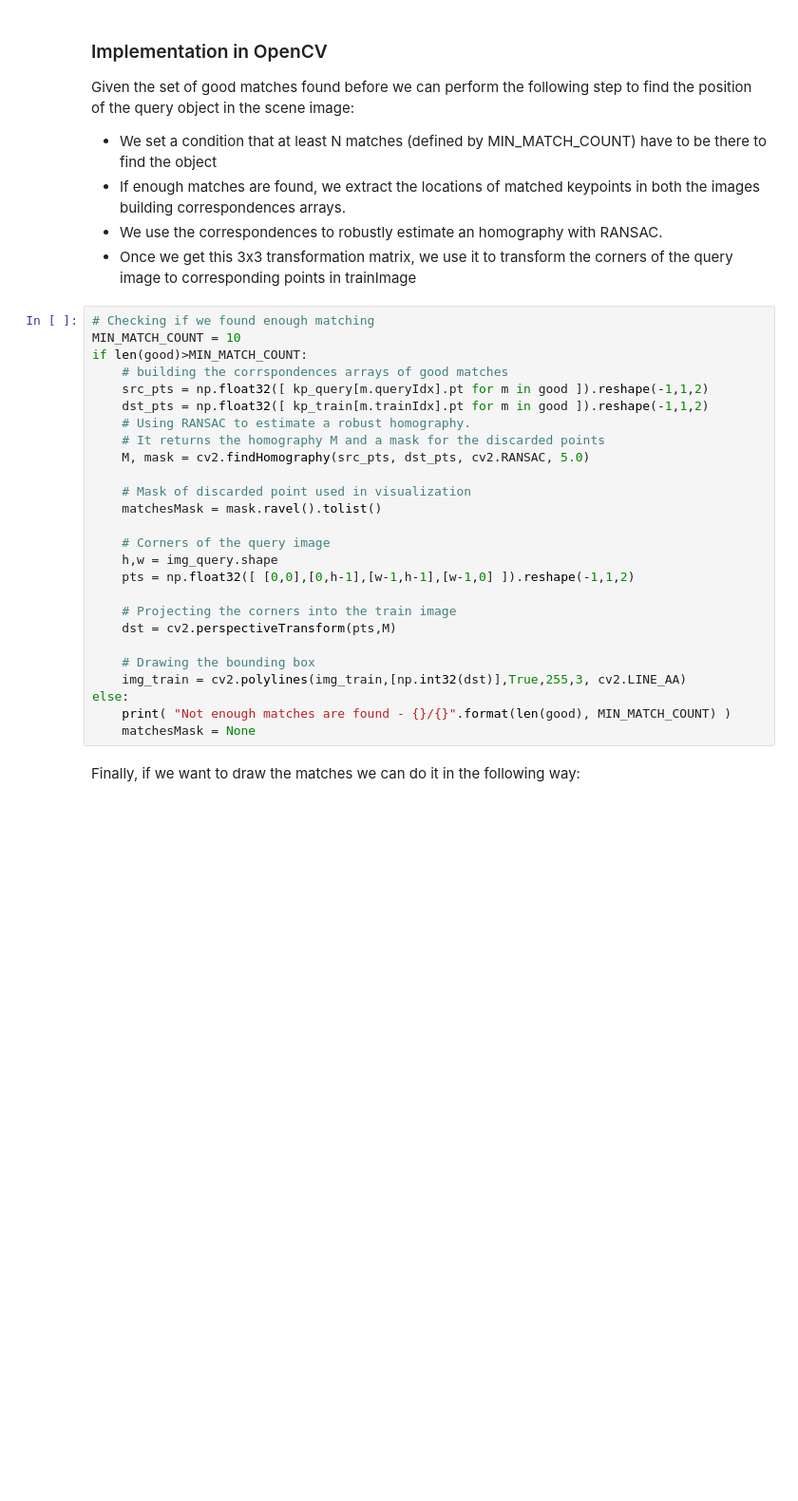
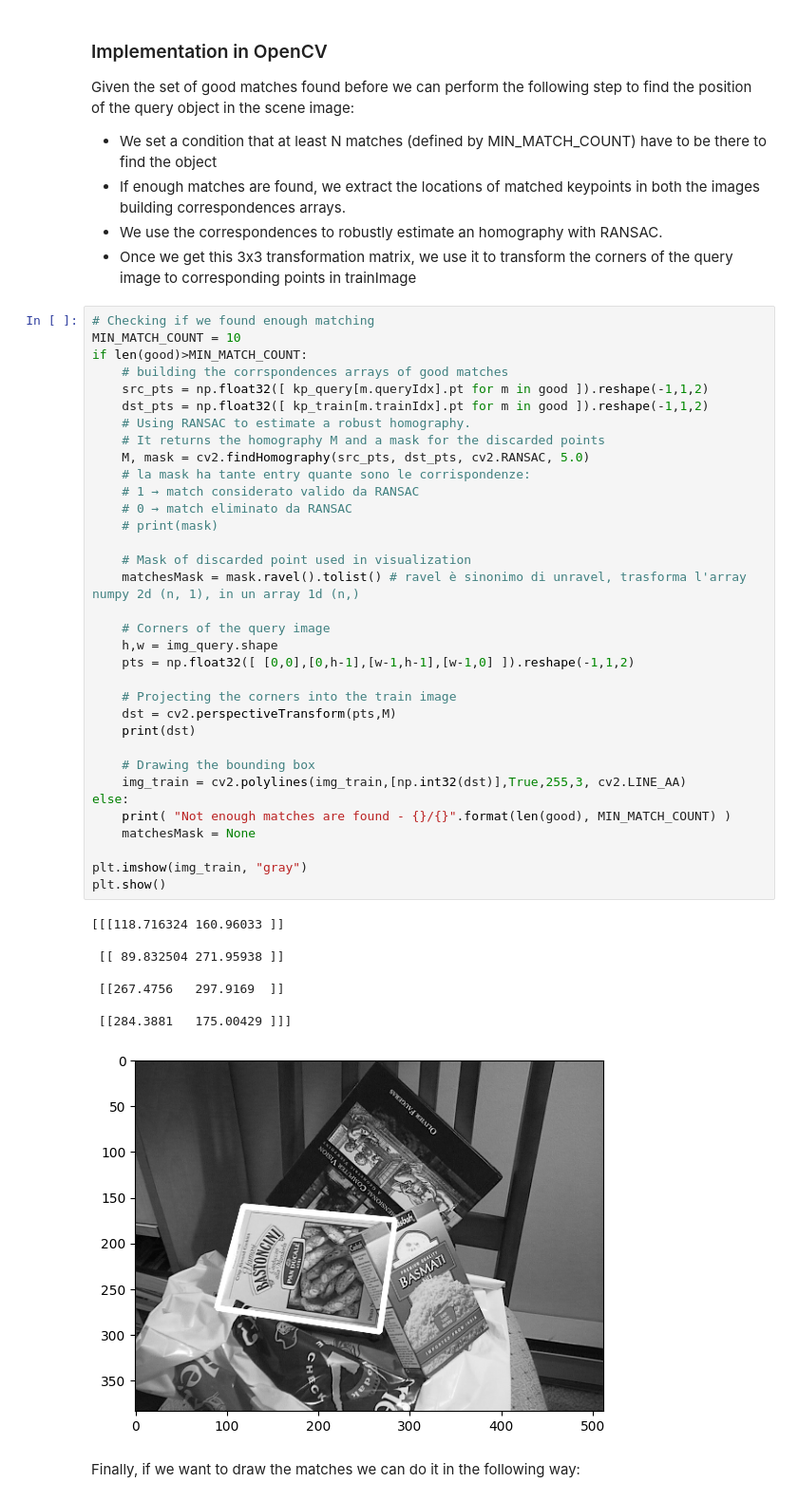
Before and after one commit to koltrakak-learning-repos/CV_learning_repo, a Jupyter notebook: labs/LabSession5/LabSession5.ipynb, the cells around one changed output. Shown at 95% size. Cells and saved outputs as stored; diff of their text form; blank space fills up the shorter version.

```diff
--- a/labs/LabSession5/LabSession5.ipynb
+++ b/labs/LabSession5/LabSession5.ipynb
@@ -319,29 +326,46 @@ Given the set of good matches found before we can perform the following step to
 # %%
 # Checking if we found enough matching
 MIN_MATCH_COUNT = 10
 if len(good)>MIN_MATCH_COUNT:
     # building the corrspondences arrays of good matches
     src_pts = np.float32([ kp_query[m.queryIdx].pt for m in good ]).reshape(-1,1,2)
     dst_pts = np.float32([ kp_train[m.trainIdx].pt for m in good ]).reshape(-1,1,2)
     # Using RANSAC to estimate a robust homography.
     # It returns the homography M and a mask for the discarded points
     M, mask = cv2.findHomography(src_pts, dst_pts, cv2.RANSAC, 5.0)
+    # la mask ha tante entry quante sono le corrispondenze:
+    # 1 → match considerato valido da RANSAC
+    # 0 → match eliminato da RANSAC
+    # print(mask)
 
     # Mask of discarded point used in visualization
-    matchesMask = mask.ravel().tolist()
+    matchesMask = mask.ravel().tolist() # ravel è sinonimo di unravel, trasforma l'array numpy 2d (n, 1), in un array 1d (n,)
 
     # Corners of the query image
     h,w = img_query.shape
     pts = np.float32([ [0,0],[0,h-1],[w-1,h-1],[w-1,0] ]).reshape(-1,1,2)
 
     # Projecting the corners into the train image
     dst = cv2.perspectiveTransform(pts,M)
+    print(dst)
 
     # Drawing the bounding box
     img_train = cv2.polylines(img_train,[np.int32(dst)],True,255,3, cv2.LINE_AA)
 else:
     print( "Not enough matches are found - {}/{}".format(len(good), MIN_MATCH_COUNT) )
     matchesMask = None
+
+plt.imshow(img_train, "gray")
+plt.show()
+# %% [output]
+[[[118.716324 160.96033 ]]
+
+ [[ 89.832504 271.95938 ]]
+
+ [[267.4756   297.9169  ]]
+
+ [[284.3881   175.00429 ]]]
+[figure, added]
 # %% [markdown]
 Finally, if we want to draw the matches we can do it in the following way:
 # %%
```
Also changed, not shown: parts of 6 cells of this notebook, 2 other files.
